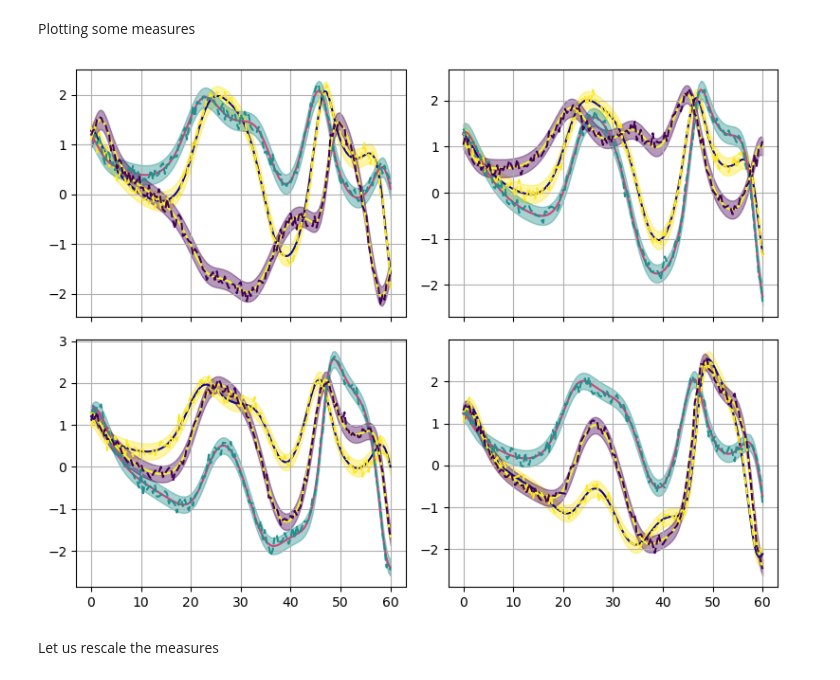
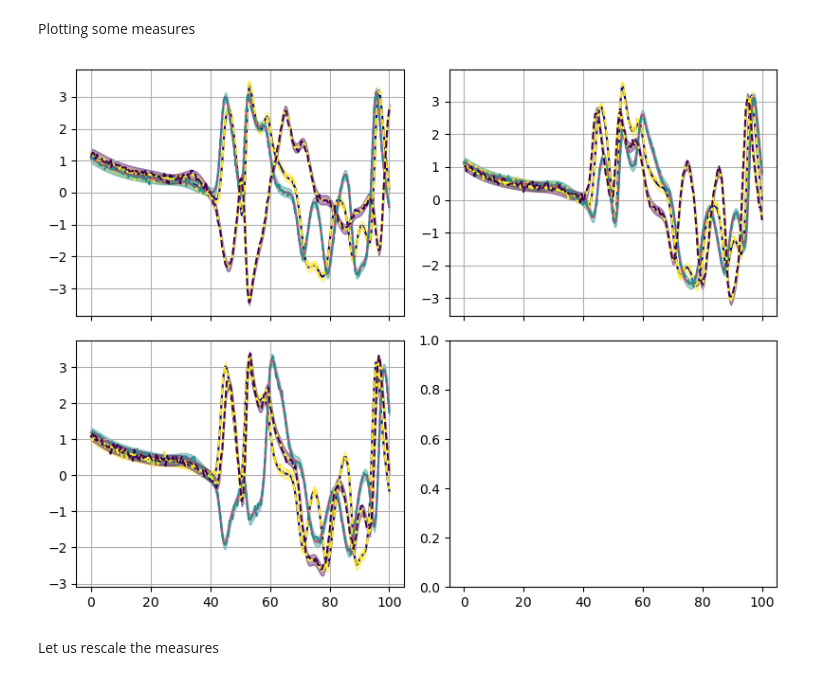
Before and after one commit to markus0800/SHRED-ROM, a Jupyter notebook: KuramotoSivashinsky/ks_padding_shred.ipynb, the cells around one changed output. Drawn from its saved outputs; the diff is of its cells as text; code cells hidden in the pictures.

```diff
--- a/KuramotoSivashinsky/ks_padding_shred.ipynb
+++ b/KuramotoSivashinsky/ks_padding_shred.ipynb
@@ -36,7 +36,7 @@ solve_KS = True
 if solve_KS:
 
     # Random Sampling with Latin Hypercube
-    param_bounds = [[0.75, 1.0], [1.5, 3.0]] # [lower bounder, upper bound] 0 = nu, 1 = omega
+    param_bounds = [[0.5, 1.0], [1.5, 1.+1e-12]] # [lower bounder, upper bound] 0 = nu, 1 = omega
     sampler = qmc.LatinHypercube(d=2)
     sample = sampler.random(n=Ntraj_to_simulate)
     scaled_sample = qmc.scale(sample, param_bounds[0], param_bounds[1])
@@ -172,7 +183,7 @@ Nmodes = []
 u_total = dict()
 s_total = dict()
 
-modes_number = [40]
+modes_number = [35]
 
 for field_i, field in enumerate(var_names):
     u = dataset[field]['train'].reshape(-1, Nh).T
@@ -273,7 +286,7 @@ from tqdm import tqdm
 num_sensors = 3
 sensor_locations = np.arange(0, num_sensors, 1, dtype=int) # [0,1,2]
 
-n_configurations = 4
+n_configurations = 3
 idx_sensor_locations = np.zeros((num_sensors, n_configurations), dtype=int)
 sensors = list()
 
@@ -291,7 +304,7 @@ for kk in tqdm(range(n_configurations), 'Creating sensors'):
 # %% [markdown]
 Let us add uncorrelated Gaussian noise to the measures
 # %%
-noise_value = 0.1
+noise_value = 0.075
 Xsensor = list()
 
 for kk in range(n_configurations):
@@ -304,24 +317,24 @@ Plotting some measures
 # %%
 ncols = 2
 nrows = 2
 fig, axs = plt.subplots(nrows = nrows, ncols=ncols, sharex=True, figsize= (4 * ncols, 3 * nrows))
 axs = axs.flatten()
 
-param_to_plot = 10
+param_to_plot = 0
 
 colors = cm.plasma(np.linspace(0,1,num_sensors))
 colors_gt = cm.viridis_r(np.linspace(0,1,num_sensors))
-for kk in range(nrows * ncols):
+for kk in range(n_configurations):
     for jj in range(num_sensors):
         axs[kk].plot(snaps['t'], snap_measurements[kk]['train'][param_to_plot, :, jj], color=colors[jj], label='True')
         axs[kk].plot(snaps['t'], Xsensor[kk]['train'][param_to_plot, :, jj],  '--', color=colors_gt[jj])
         axs[kk].fill_between(snaps['t'], snap_measurements[kk]['train'][param_to_plot, :, jj] - 1.96 * noise_value,
                              snap_measurements[kk]['train'][param_to_plot, :, jj] +  1.96 * noise_value, color=colors_gt[jj], alpha=0.4)
     axs[kk].grid()
 
 plt.tight_layout()
 # %% [output]
-[figure, old version]
+[figure, new version]
 # %% [markdown]
 Let us rescale the measures
 # %%
```
Also changed, not shown: parts of 15 cells of this notebook, 1 other file.
